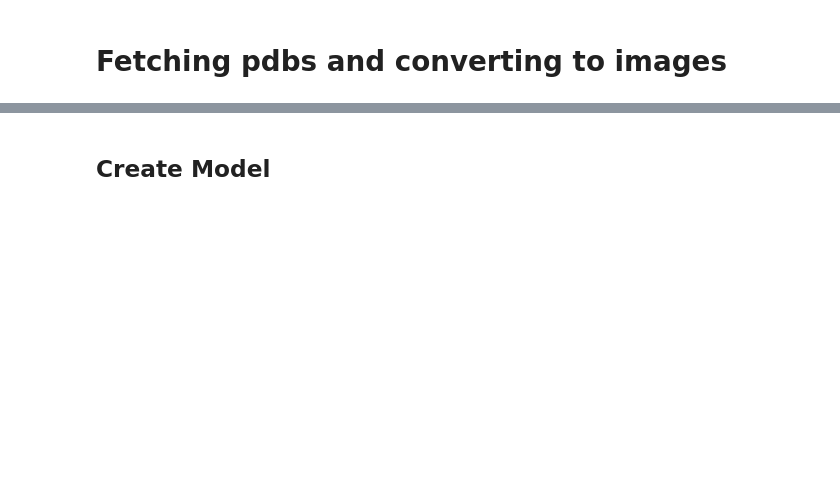
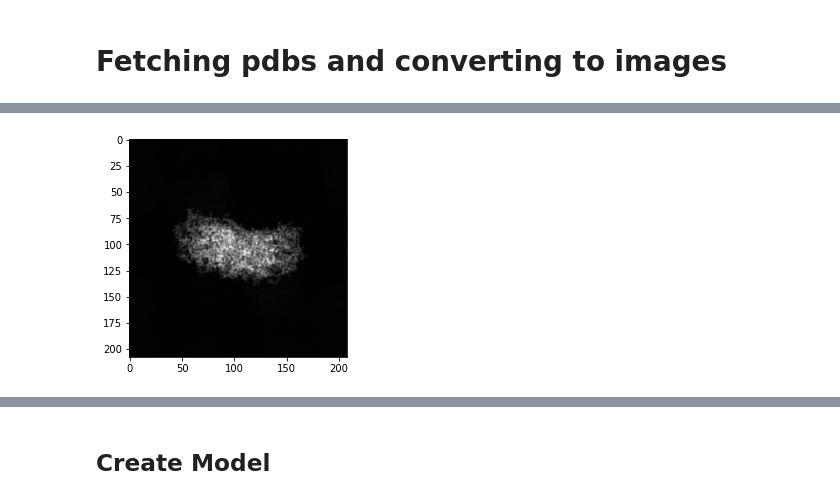
Before and after one commit to cmccaffe/NozPiker, a Jupyter notebook: workbook/TF_Run.ipynb, the cells around one changed output, grey strips where cells are left out. Drawn from its saved outputs; the diff is of its cells as text; code cells hidden in the pictures; blank space fills up the shorter version.

```diff
--- a/workbook/TF_Run.ipynb
+++ b/workbook/TF_Run.ipynb
@@ -33,0 +54,5 @@ for MRC in MRC_PATHS:
+# %%
+plt.imshow(store[('TUBULIN', '1FFX',4)], cmap=plt.cm.binary_r)
+plt.show()
+# %% [output]
+[figure, added]
```
Also changed, not shown: parts of 41 cells of this notebook, 3 other files.
